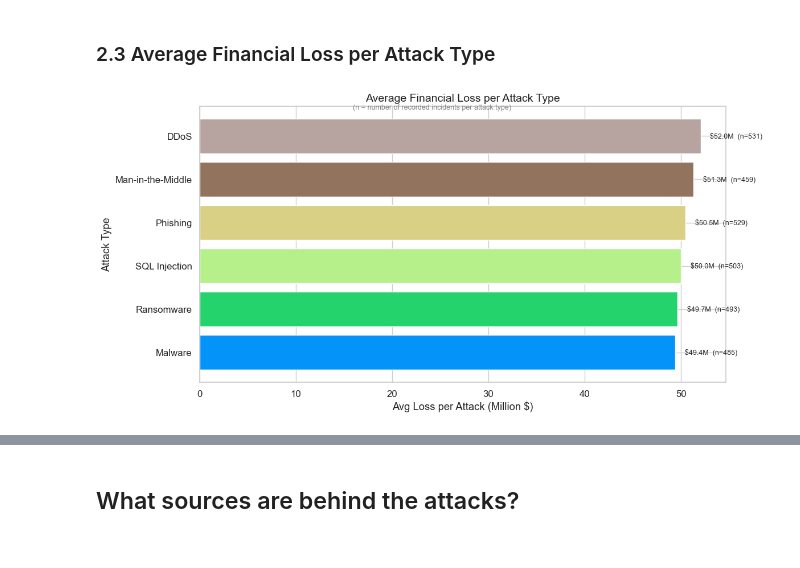
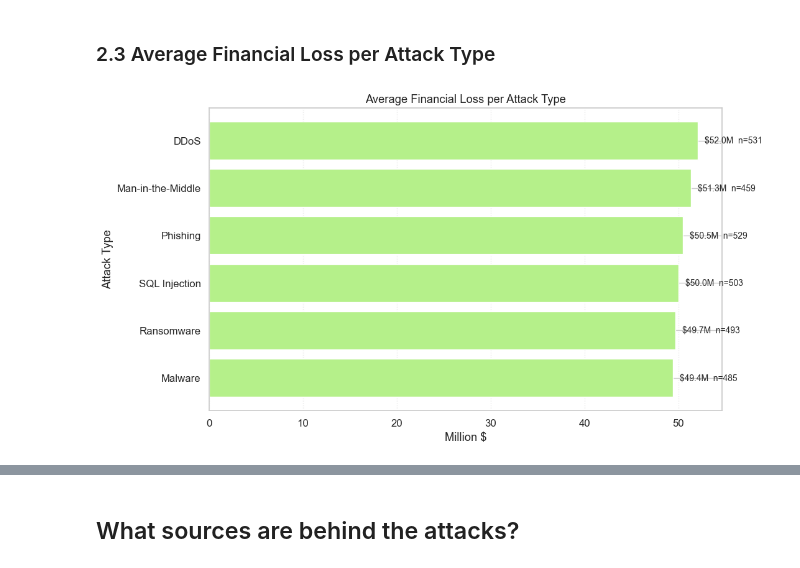
Before and after one commit to dolludaa/Global-Cybersecurity-Threats-2015-2024, a Jupyter notebook: business_analysis.ipynb, the cells around one changed output, grey strips where cells are left out. Saved outputs shown, nothing was run; the diff lists cells and outputs as text; code cells hidden in the pictures.

```diff
--- a/business_analysis.ipynb
+++ b/business_analysis.ipynb
@@ -510,29 +527,22 @@ Use cost variance, not industry labels, to triage mitigation budgets.
 # %% [markdown]
 ### 2.3 Average Financial Loss per Attack Type
 # %%
-loss_by_type = df.groupby('Attack Type')['Financial Loss (in Million $)'].mean()
-count_by_type = df['Attack Type'].value_counts()
+avg = df.groupby('Attack Type')['Financial Loss (in Million $)'].mean().sort_values(ascending=True)
+cnt = df['Attack Type'].value_counts().reindex(avg.index)
 
-avg_df = pd.DataFrame({
-    'Avg Loss': loss_by_type,
-    'Count': count_by_type
-}).sort_values('Avg Loss', ascending=True)
+plt.figure(figsize=(11, 6))
+ax = plt.barh(avg.index, avg.values, color=palette[2])
 
-norm = plt.Normalize(avg_df['Count'].min(), avg_df['Count'].max())
-mapped_colors = [palette[i] for i in range(len(avg_df))]
+for y, (v, n) in enumerate(zip(avg.values, cnt.values)):
+    plt.annotate(f'${v:.1f}M  n={int(n)}',
+                 xy=(v, y), xytext=(8, 0),
+                 textcoords='offset points', va='center', ha='left', fontsize=10)
 
-plt.figure(figsize=(12, 6))
-bars = plt.barh(avg_df.index, avg_df['Avg Loss'], color=mapped_colors)
-
-for i, (value, count) in enumerate(zip(avg_df['Avg Loss'], avg_df['Count'])):
-    plt.text(value + 1, i, f"${value:.1f}M  (n={int(count)})", va='center', fontsize=9)
-
-plt.title('Average Financial Loss per Attack Type', fontsize=14)
-plt.xlabel('Avg Loss per Attack (Million $)')
+plt.title('Average Financial Loss per Attack Type')
+plt.xlabel('Million $')
 plt.ylabel('Attack Type')
-plt.figtext(0.5, 0.92, '(n = number of recorded incidents per attack type)', ha='center', fontsize=9, color='gray')
-
+plt.grid(axis='x', linestyle=':', alpha=0.4)
 plt.tight_layout()
 plt.show()
 # %% [output]
-[figure, old version]
+[figure, new version]
```
Also changed, not shown: parts of 15 cells of this notebook.
